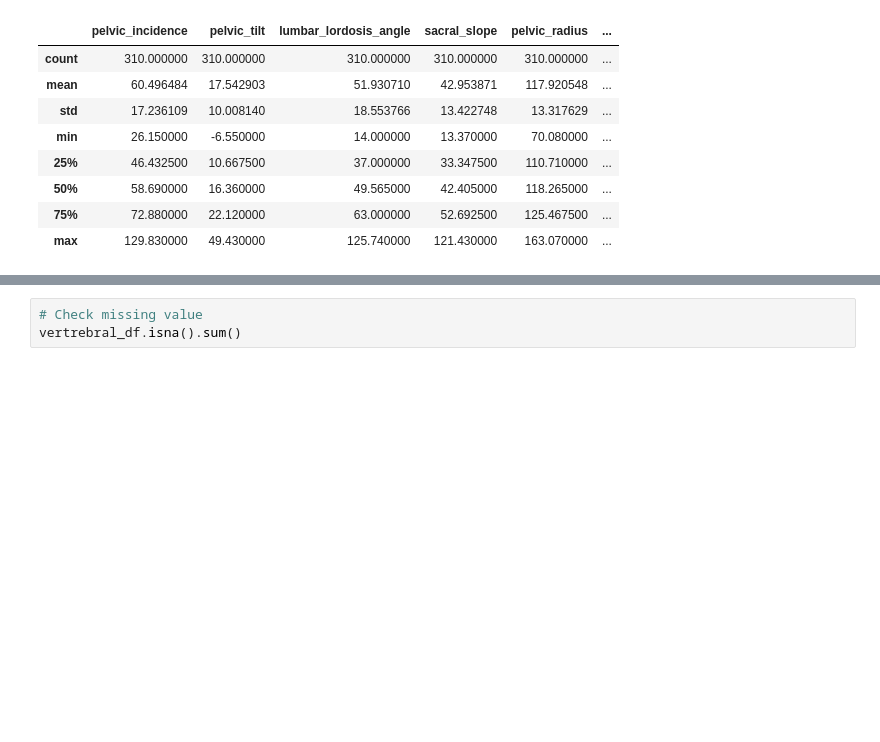
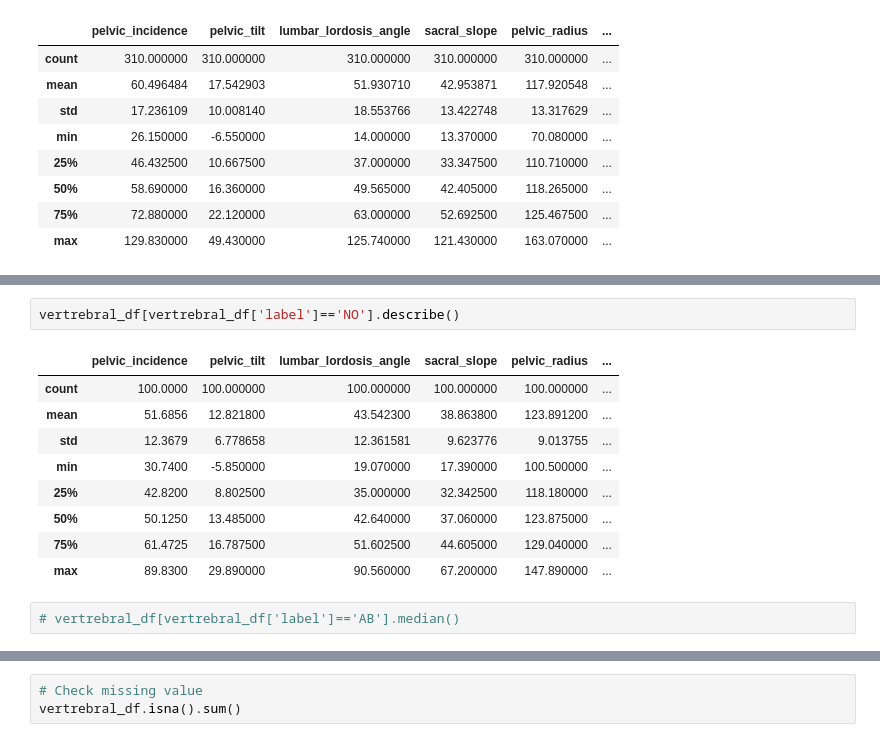
Before and after one commit to sawangsi/Abnormal-Vertebral, a Jupyter notebook: vertrebral-abnormal-anaysis.ipynb, the cells around one changed output, grey strips where cells are left out. Cells and saved outputs as stored; diff of their text form; blank space fills up the shorter version.

```diff
--- a/vertrebral-abnormal-anaysis.ipynb
+++ b/vertrebral-abnormal-anaysis.ipynb
@@ -51,0 +81,14 @@ vertrebral_df.describe()
+# %%
+vertrebral_df[vertrebral_df['label']=='NO'].describe()
+# %% [output]
+|  | pelvic_incidence | pelvic_tilt | lumbar_lordosis_angle | sacral_slope | pelvic_radius | ... |
+| count | 100.0000 | 100.000000 | 100.000000 | 100.000000 | 100.000000 | ... |
+| mean | 51.6856 | 12.821800 | 43.542300 | 38.863800 | 123.891200 | ... |
+| std | 12.3679 | 6.778658 | 12.361581 | 9.623776 | 9.013755 | ... |
+| min | 30.7400 | -5.850000 | 19.070000 | 17.390000 | 100.500000 | ... |
+| 25% | 42.8200 | 8.802500 | 35.000000 | 32.342500 | 118.180000 | ... |
+| 50% | 50.1250 | 13.485000 | 42.640000 | 37.060000 | 123.875000 | ... |
+| 75% | 61.4725 | 16.787500 | 51.602500 | 44.605000 | 129.040000 | ... |
+| max | 89.8300 | 29.890000 | 90.560000 | 67.200000 | 147.890000 | ... |
+# %%
+# vertrebral_df[vertrebral_df['label']=='AB'].median()
```
Also changed, not shown: parts of 7 cells of this notebook.
